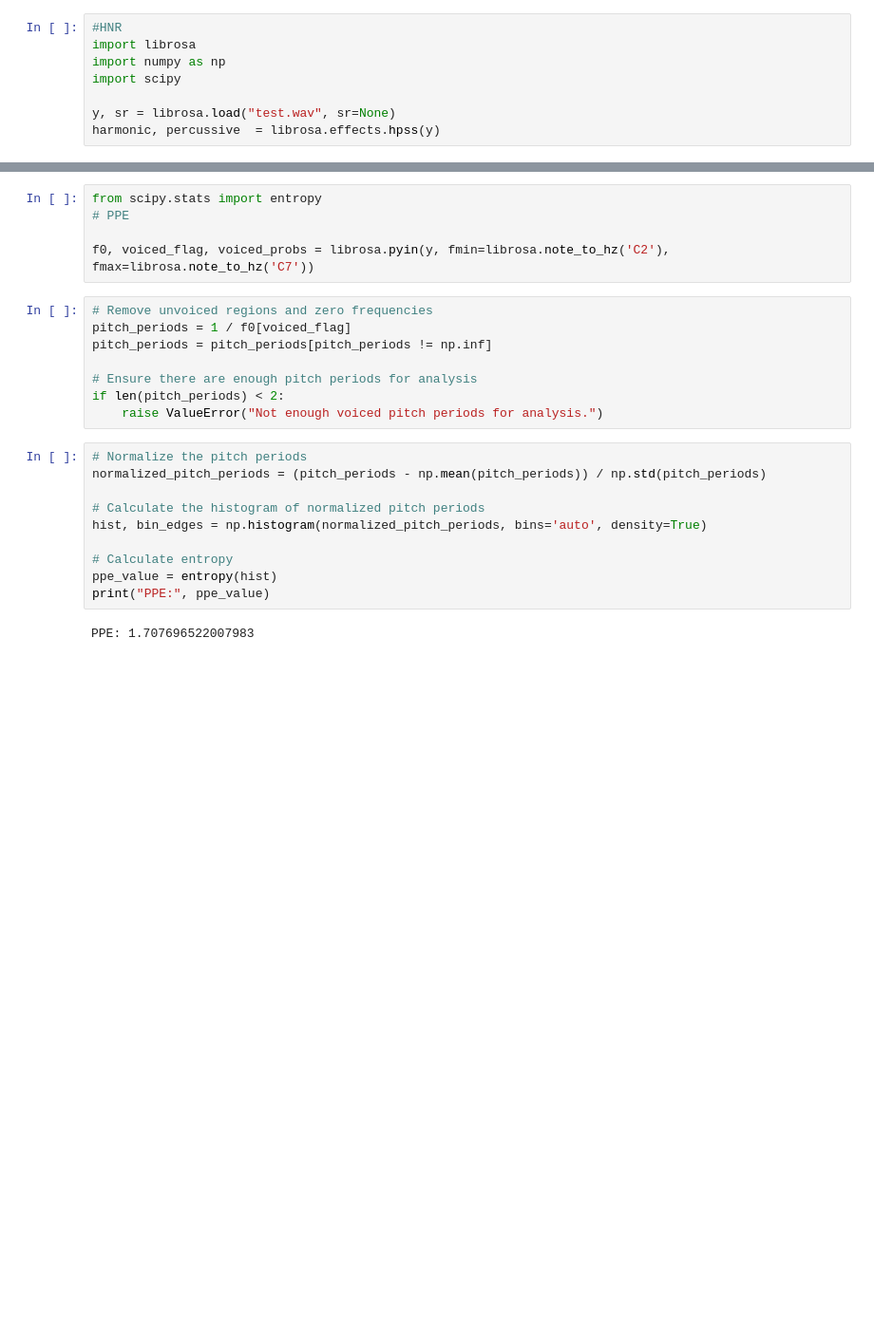
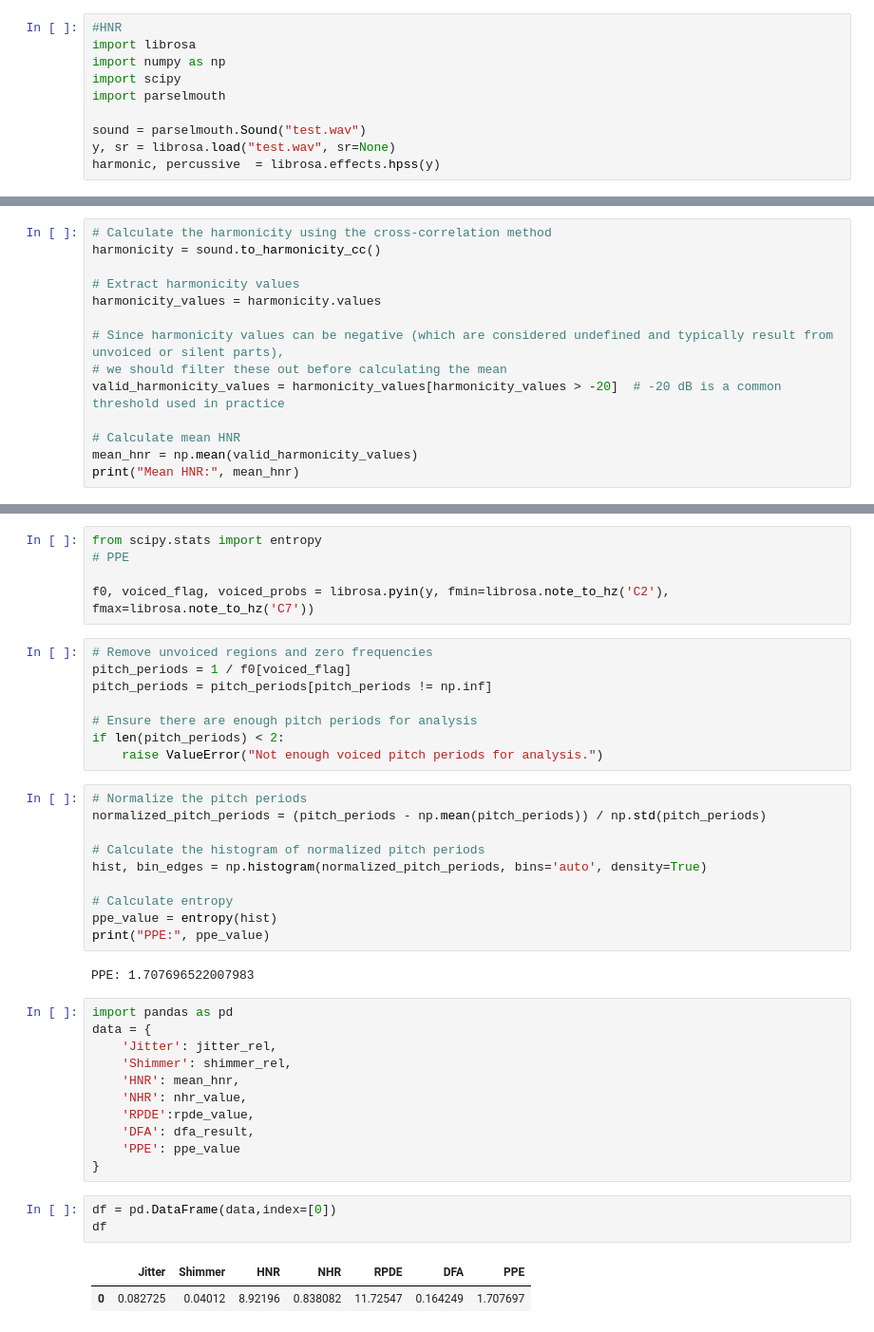
Before and after one commit to AnalyzeVisualize/Parkinson-s-Disease-Detection-w-ML, a Jupyter notebook: wavTest/WavTest.ipynb, the cells around one changed output, grey strips where cells are left out. Shown at 95% size. Cells and saved outputs as stored; diff of their text form; blank space fills up the shorter version.

Commit message:
WavTest update

```diff
--- a/wavTest/WavTest.ipynb
+++ b/wavTest/WavTest.ipynb
@@ -48,6 +48,8 @@ Relative Shimmer: 0.04011988000131638
 import librosa
 import numpy as np
 import scipy
+import parselmouth
 
+sound = parselmouth.Sound("test.wav")
 y, sr = librosa.load("test.wav", sr=None)
 harmonic, percussive  = librosa.effects.hpss(y)
@@ -87,0 +56,14 @@ Average HNR: inf
+# %%
+# Calculate the harmonicity using the cross-correlation method
+harmonicity = sound.to_harmonicity_cc()
+
+# Extract harmonicity values
+harmonicity_values = harmonicity.values
+
+# Since harmonicity values can be negative (which are considered undefined and typically result from unvoiced or silent parts),
+# we should filter these out before calculating the mean
+valid_harmonicity_values = harmonicity_values[harmonicity_values > -20]  # -20 dB is a common threshold used in practice
+
+# Calculate mean HNR
+mean_hnr = np.mean(valid_harmonicity_values)
+print("Mean HNR:", mean_hnr)
@@ -204,3 +158,20 @@ ppe_value = entropy(hist)
 print("PPE:", ppe_value)
 # %% [output]
 PPE: 1.707696522007983
+# %%
+import pandas as pd
+data = {
+    'Jitter': jitter_rel,
+    'Shimmer': shimmer_rel,
+    'HNR': mean_hnr,
+    'NHR': nhr_value,
+    'RPDE':rpde_value,
+    'DFA': dfa_result,
+    'PPE': ppe_value
+}
+# %%
+df = pd.DataFrame(data,index=[0])
+df
+# %% [output]
+|  | Jitter | Shimmer | HNR | NHR | RPDE | DFA | PPE |
+| 0 | 0.082725 | 0.04012 | 8.92196 | 0.838082 | 11.72547 | 0.164249 | 1.707697 |
```
Also changed, not shown: parts of 5 cells of this notebook.
